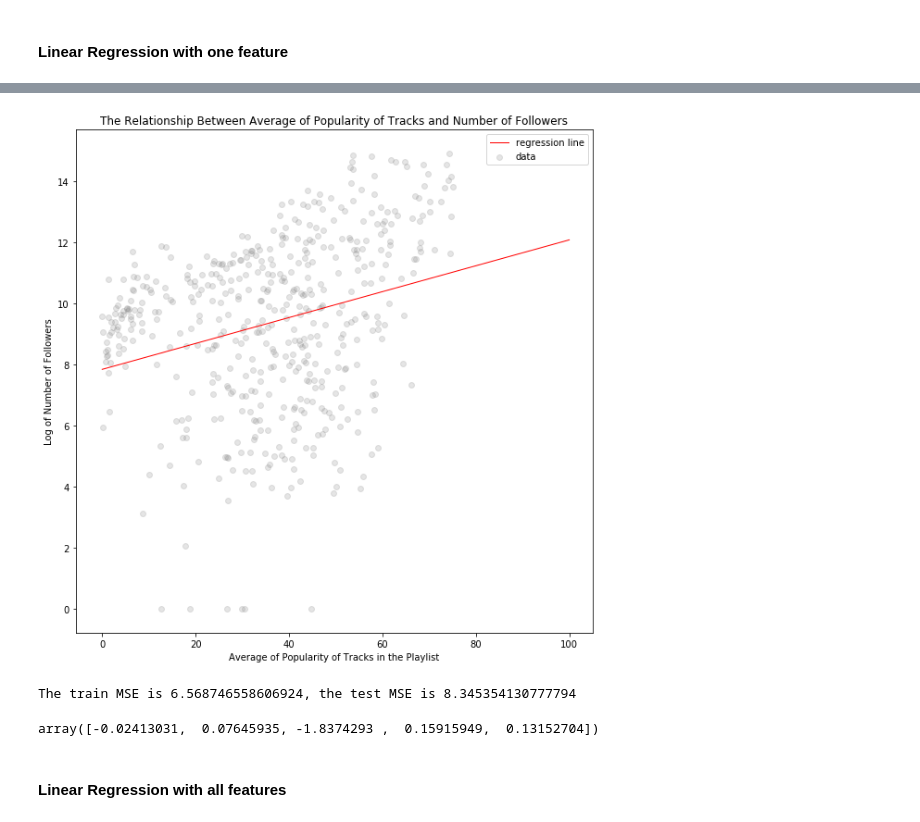
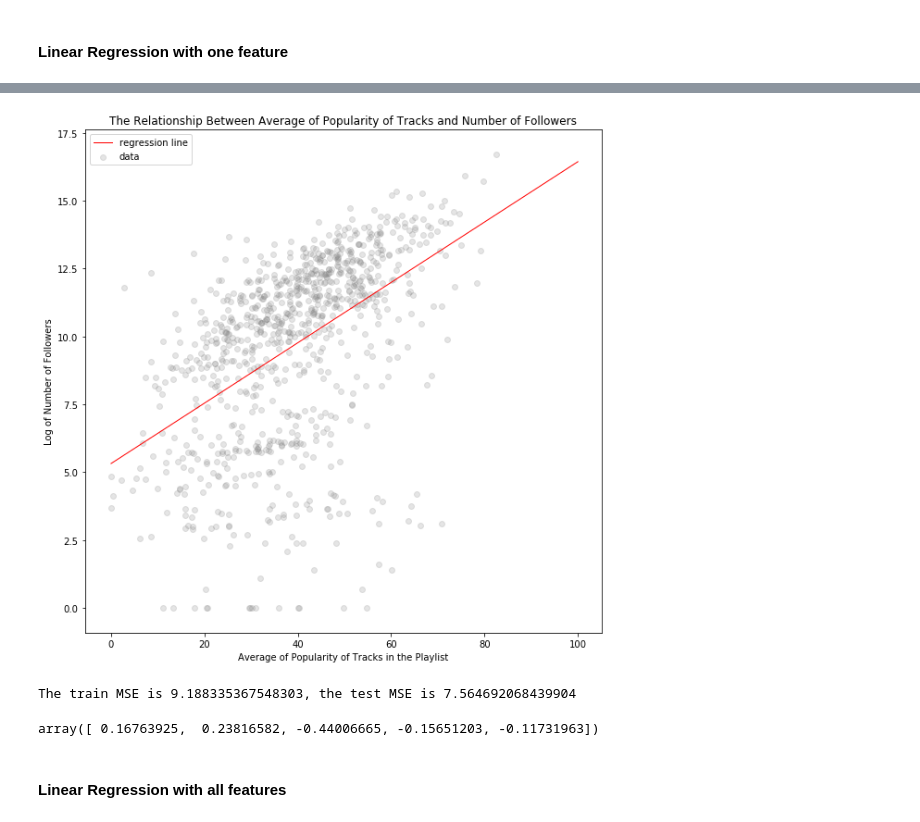
Before and after one commit to AC209-Group70/spotify_playlists, a Jupyter notebook: src/Model.ipynb, the cells around one changed output, grey strips where cells are left out. Cells and saved outputs as stored; diff of their text form; code cells hidden in the pictures.

Commit message:
Model

```diff
--- a/src/Model.ipynb
+++ b/src/Model.ipynb
@@ -14,0 +24,2 @@ songs_data_train = pd.read_json("playlists_data_with_audio_features.json")
+# %%
+playlists_dataframe = pd.read_json("playlists_dataframe_904_with_name_dummy.json")
@@ -15,33 +37,30 @@ songs_data_train = pd.read_json("playlists_data_with_audio_features.json")
 # %%
-from numpy import inf
-y = songs_data_train['followers']
+y = playlists_dataframe['followers']
 y_log = np.log(y)
 y_log[y_log == -inf] = 0
-X = songs_data_train['pop_mean']
+X = playlists_dataframe['pop_mean']
 
 X_const = sm.add_constant(X)
 
 regression = LinearRegression(fit_intercept=True)
 regression.fit(X_const, y_log)
 
 regression_line = lambda x: regression.coef_[1] * x +regression.intercept_
 
 fig, ax = plt.subplots(1, 1, figsize=(10, 10))
 
 x_vals = np.linspace(0,100,100)
 ax.plot(x_vals, regression_line(x_vals), color='red', linewidth=1.0, label='regression line')
 ax.scatter(X, y_log, color='gray', alpha=0.2, label='data')
 
 ax.set_xlabel('Average of Popularity of Tracks in the Playlist')
 ax.set_ylabel('Log of Number of Followers')
 ax.set_title('The Relationship Between Average of Popularity of Tracks and Number of Followers')
 ax.legend(loc='best')
 plt.show()
 # %% [output]
-[figure, old version]
+[figure, new version]
 # %%
-from sklearn.model_selection import train_test_split,cross_val_score
-
 X_train, X_test, y_train, y_test = train_test_split(X_const, y_log, test_size=0.33, random_state=6)
 
 regression = LinearRegression(fit_intercept=True)
@@ -54,7 +73,7 @@ print('The train MSE is {}, the test MSE is {}'.format(train_MSE, test_MSE))
 score = cross_val_score(estimator = regression, X = X_const, y = y_log , cv=5)
 score
 # %% [output]
-The train MSE is 6.568746558606924, the test MSE is 8.345354130777794
+The train MSE is 9.188335367548303, the test MSE is 7.564692068439904
-array([-0.02413031,  0.07645935, -1.8374293 ,  0.15915949,  0.13152704])
+array([ 0.16763925,  0.23816582, -0.44006665, -0.15651203, -0.11731963])
 # %% [markdown]
 #### Linear Regression with all features
```
Also changed, not shown: parts of 24 cells of this notebook.
